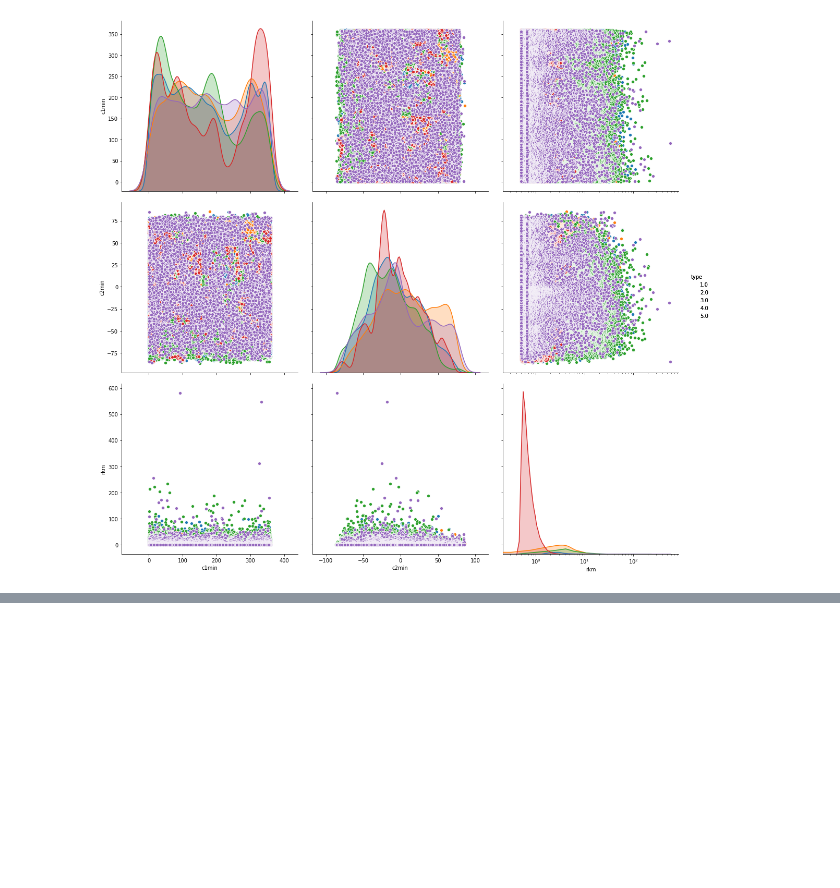
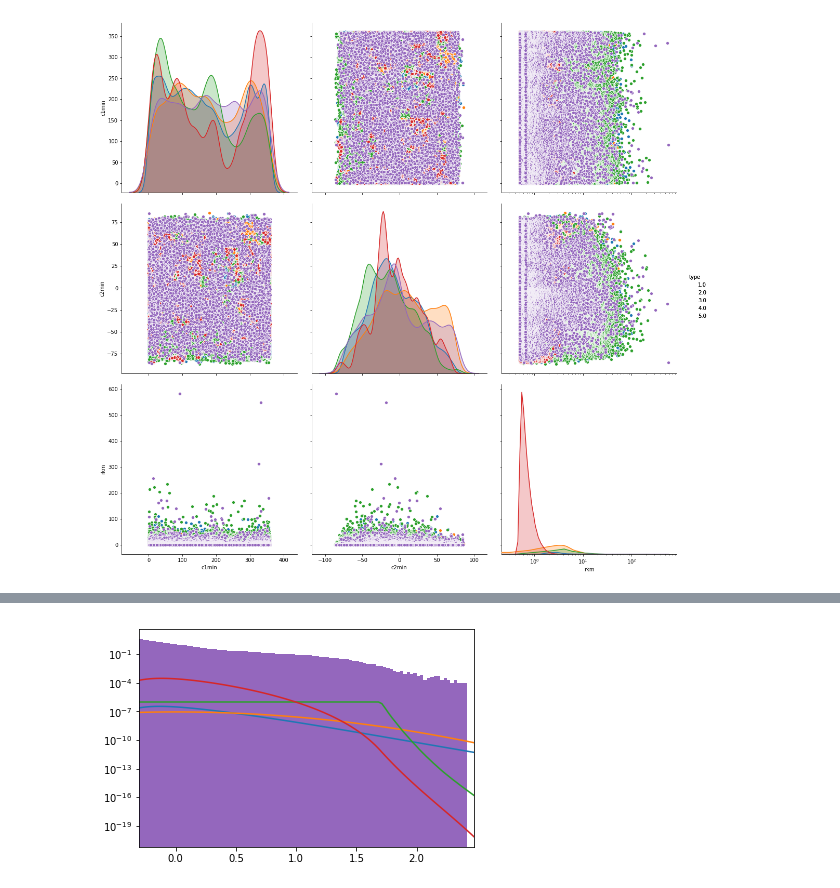
Before and after one commit to openplanetary/vespamap19tutorials, a Jupyter notebook: planetaryskl/notebooks/datadiscovery.ipynb, the cells around one changed output, grey strips where cells are left out. Saved outputs shown, nothing was run; the diff lists cells and outputs as text; code cells hidden in the pictures; blank space fills up the shorter version.

```diff
--- a/planetaryskl/notebooks/datadiscovery.ipynb
+++ b/planetaryskl/notebooks/datadiscovery.ipynb
@@ -65,0 +114,16 @@ g.map(plt.hist, "rkm", alpha=.7).set(xlim=(0, 60), yscale='log');
+# %%
+lR_plot = np.linspace(minlim, maxlim, nstep-1)[:, np.newaxis]
+fig, ax = plt.subplots()
+plt.yscale('log')
+for kernel in ['exponential','gaussian', 'tophat', 'linear']:
+    kde = nb.KernelDensity(kernel=kernel, bandwidth=2).fit(Rlog)
+    log_dens = kde.score_samples(lR_plot)
+    ax.plot(lR_plot[:, 0], np.power(np.exp(log_dens),10), '-',
+            label="kernel = '{0}'".format(kernel))
+
+plt.hist(Rlog, bins=bins,density='True')
+ax.set_xlim(minlim, maxlim)
+
+plt.show()
+# %% [output]
+[figure, added]
```
Also changed, not shown: parts of 7 cells of this notebook.
